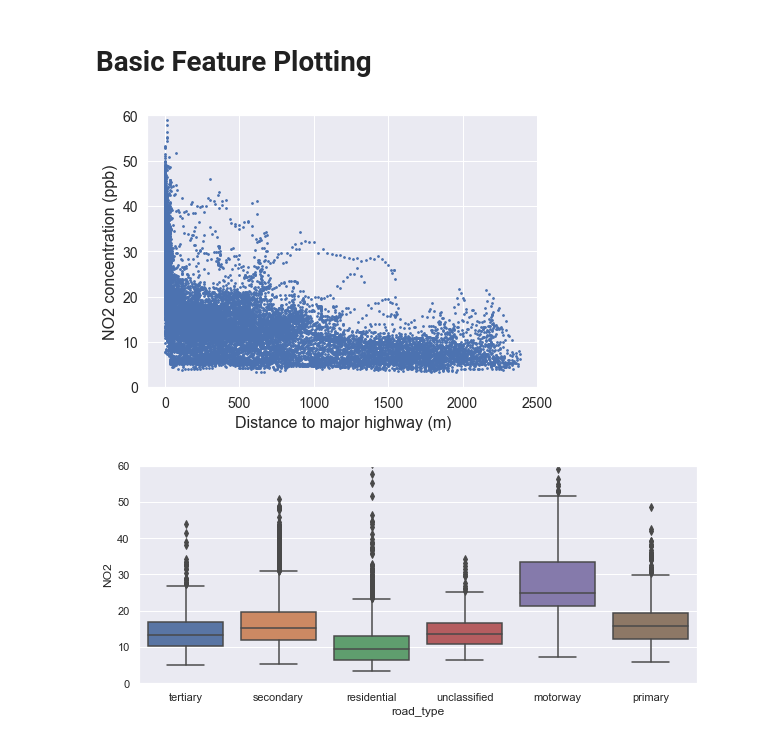
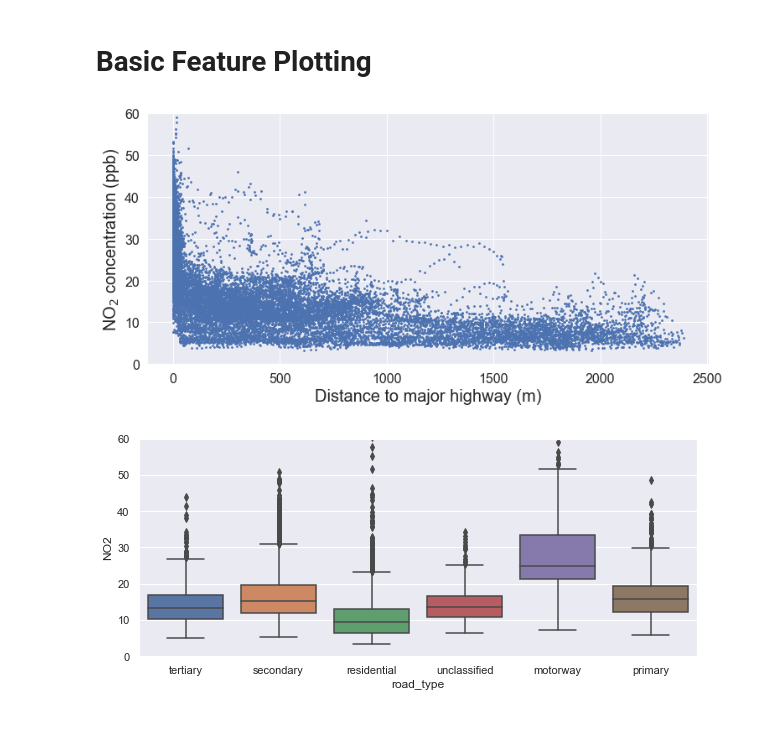
Before and after one commit to samdchamberlain/HealthyHomes_Insight, a Jupyter notebook: Pollutant_model.ipynb, the cells around one changed output. Cells and saved outputs as stored; diff of their text form; code cells hidden in the pictures.

```diff
--- a/Pollutant_model.ipynb
+++ b/Pollutant_model.ipynb
@@ -322,13 +326,14 @@ GSV_all['temp'] = temp
 # %% [markdown]
 # Basic Feature Plotting
 # %%
-plt.figure(figsize=(7, 5))
+plt.figure(figsize=(12, 5.5))
 plt.scatter(GSV_all['closest_highway'], GSV_all['NO2'], s=3)
 plt.ylim(0, 60)
-plt.tick_params(labelsize=14)
-plt.xlabel('Distance to major highway (m)', fontsize=16); plt.ylabel('NO2 concentration (ppb)', fontsize=16);
+plt.tick_params(labelsize=16)
+plt.xlabel('Distance to major highway (m)', fontsize=20); plt.ylabel('NO$_2$ concentration (ppb)', fontsize=20)
+plt.savefig('highway_distance.png', format='png', dpi=300);
 # %% [output]
-[figure, old version]
+[figure, new version]
 # %%
 plt.figure(figsize=(10,4))
 sns.boxplot(GSV_all['road_type'], GSV_all['NO2'])
```
Also changed, not shown: parts of 24 cells of this notebook.
